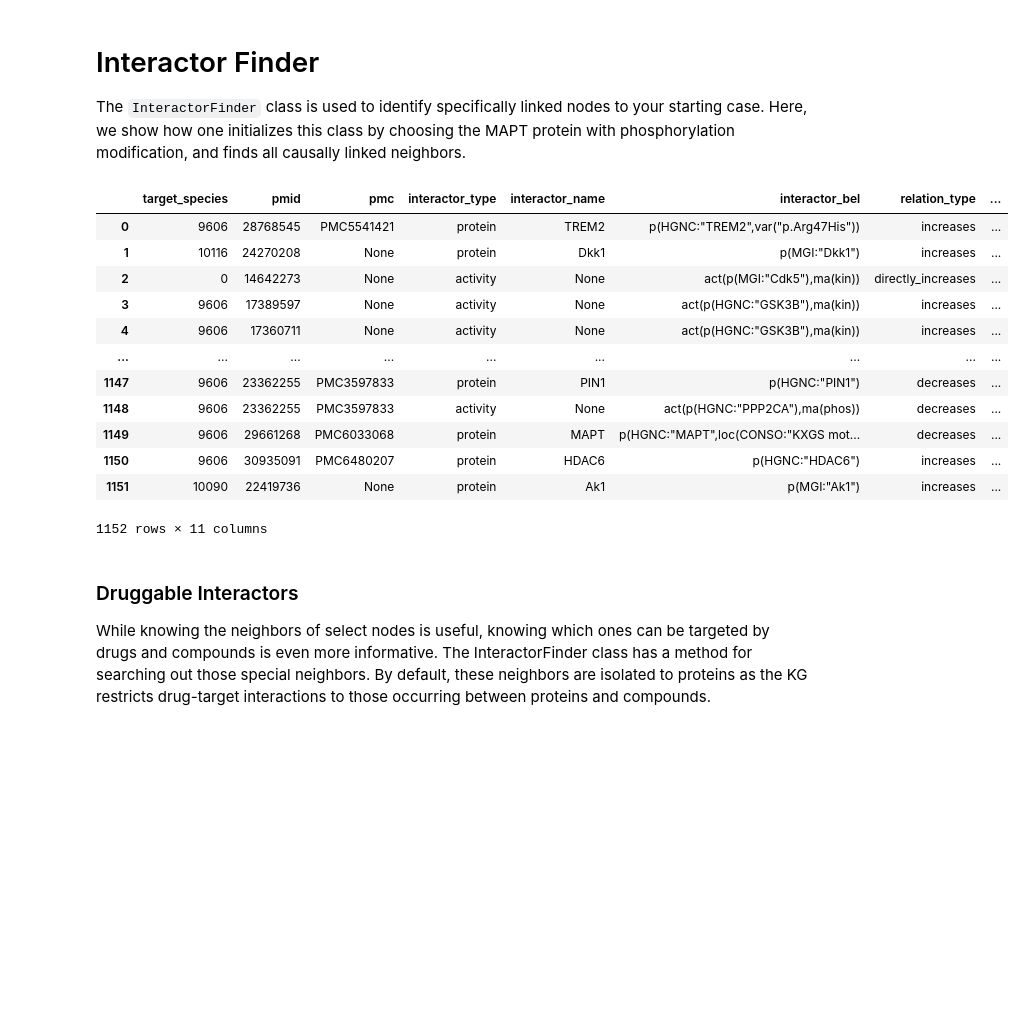
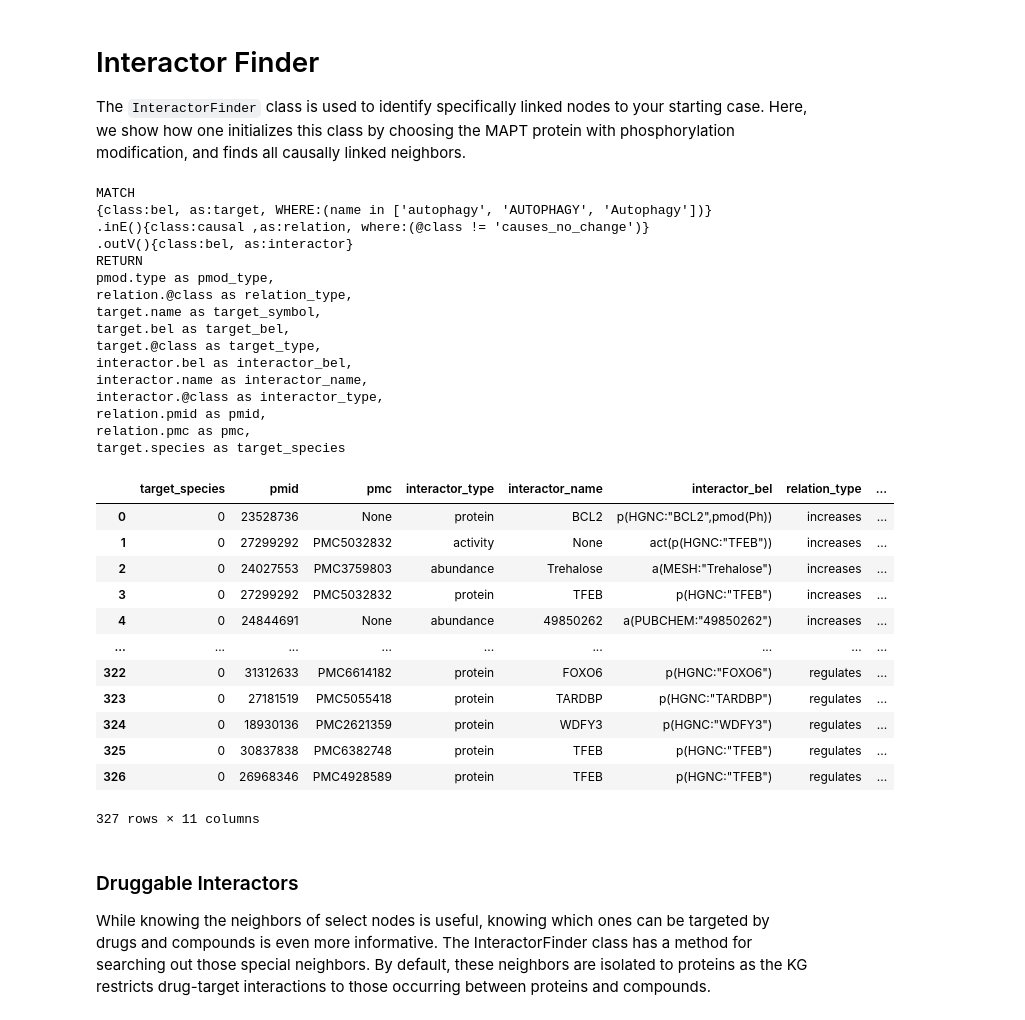
Before and after one commit to e-bel/drugintfinder, a Jupyter notebook: notebooks/Tutorial.ipynb, the cells around one changed output. Drawn from its saved outputs; the diff is of its cells as text; code cells hidden in the pictures; blank space fills up the shorter version.

```diff
--- a/notebooks/Tutorial.ipynb
+++ b/notebooks/Tutorial.ipynb
@@ -4,29 +4,45 @@ The `InteractorFinder` class is used to identify specifically linked nodes to yo
 # %%
 #!pip install drugintfinder
 from drugintfinder.finder import InteractorFinder
 
 import pandas as pd
 
 # Initialize with base information
-finder = InteractorFinder(symbol="MAPT", pmods=["pho"], edge="causal")
+finder = InteractorFinder(node_name="Autophagy", node_type="bel", neighbor_edge_type="causal", print_sql = True)
 
 # Select for matching starting protein nodes (i.e. MAPT protein) and find all interactors
-neighbors = finder.find_interactors(target_type="protein")
+neighbors = finder.find_interactors()
 neighbors
 # %% [output]
+MATCH
+{class:bel, as:target, WHERE:(name in ['autophagy', 'AUTOPHAGY', 'Autophagy'])}
+.inE(){class:causal ,as:relation, where:(@class != 'causes_no_change')}
+.outV(){class:bel, as:interactor}
+RETURN
+pmod.type as pmod_type,
+relation.@class as relation_type,
+target.name as target_symbol,
+target.bel as target_bel,
+target.@class as target_type,
+interactor.bel as interactor_bel,
+interactor.name as interactor_name,
+interactor.@class as interactor_type,
+relation.pmid as pmid,
+relation.pmc as pmc,
+target.species as target_species
 |  | target_species | pmid | pmc | interactor_type | interactor_name | interactor_bel | relation_type | ... |
-| 0 | 9606 | 28768545 | PMC5541421 | protein | TREM2 | p(HGNC:"TREM2",var("p.Arg47His")) | increases | ... |
-| 1 | 10116 | 24270208 | None | protein | Dkk1 | p(MGI:"Dkk1") | increases | ... |
-| 2 | 0 | 14642273 | None | activity | None | act(p(MGI:"Cdk5"),ma(kin)) | directly_increases | ... |
-| 3 | 9606 | 17389597 | None | activity | None | act(p(HGNC:"GSK3B"),ma(kin)) | increases | ... |
-| 4 | 9606 | 17360711 | None | activity | None | act(p(HGNC:"GSK3B"),ma(kin)) | increases | ... |
+| 0 | 0 | 23528736 | None | protein | BCL2 | p(HGNC:"BCL2",pmod(Ph)) | increases | ... |
+| 1 | 0 | 27299292 | PMC5032832 | activity | None | act(p(HGNC:"TFEB")) | increases | ... |
+| 2 | 0 | 24027553 | PMC3759803 | abundance | Trehalose | a(MESH:"Trehalose") | increases | ... |
+| 3 | 0 | 27299292 | PMC5032832 | protein | TFEB | p(HGNC:"TFEB") | increases | ... |
+| 4 | 0 | 24844691 | None | abundance | 49850262 | a(PUBCHEM:"49850262") | increases | ... |
 | ... | ... | ... | ... | ... | ... | ... | ... | ... |
-| 1147 | 9606 | 23362255 | PMC3597833 | protein | PIN1 | p(HGNC:"PIN1") | decreases | ... |
-| 1148 | 9606 | 23362255 | PMC3597833 | activity | None | act(p(HGNC:"PPP2CA"),ma(phos)) | decreases | ... |
-| 1149 | 9606 | 29661268 | PMC6033068 | protein | MAPT | p(HGNC:"MAPT",loc(CONSO:"KXGS mot... | decreases | ... |
-| 1150 | 9606 | 30935091 | PMC6480207 | protein | HDAC6 | p(HGNC:"HDAC6") | increases | ... |
-| 1151 | 10090 | 22419736 | None | protein | Ak1 | p(MGI:"Ak1") | increases | ... |
+| 322 | 0 | 31312633 | PMC6614182 | protein | FOXO6 | p(HGNC:"FOXO6") | regulates | ... |
+| 323 | 0 | 27181519 | PMC5055418 | protein | TARDBP | p(HGNC:"TARDBP") | regulates | ... |
+| 324 | 0 | 18930136 | PMC2621359 | protein | WDFY3 | p(HGNC:"WDFY3") | regulates | ... |
+| 325 | 0 | 30837838 | PMC6382748 | protein | TFEB | p(HGNC:"TFEB") | regulates | ... |
+| 326 | 0 | 26968346 | PMC4928589 | protein | TFEB | p(HGNC:"TFEB") | regulates | ... |
-1152 rows × 11 columns
+327 rows × 11 columns
 # %% [markdown]
 ### Druggable Interactors
 While knowing the neighbors of select nodes is useful, knowing which ones can be targeted by drugs and compounds is even more informative. The InteractorFinder class has a method for searching out those special neighbors. By default, these neighbors are isolated to proteins as the KG restricts drug-target interactions to those occurring between proteins and compounds.
```
Also changed, not shown: parts of 6 cells of this notebook, 6 other files.
